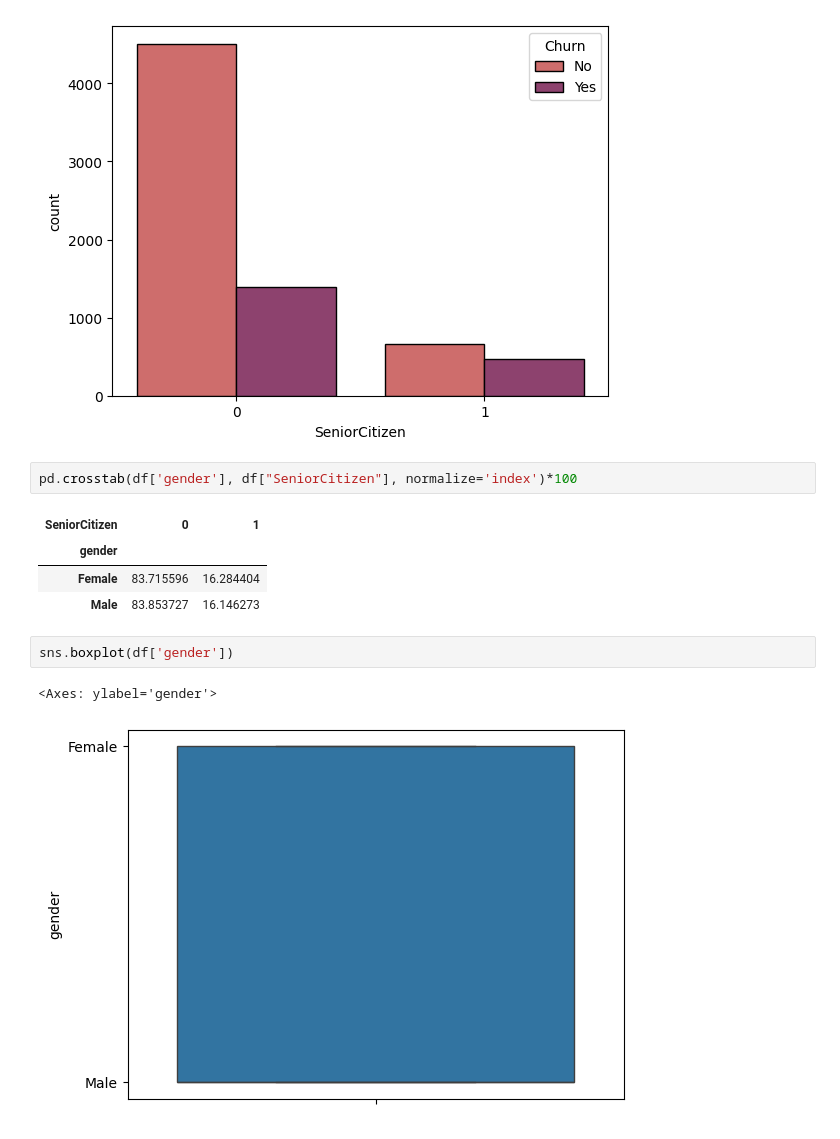
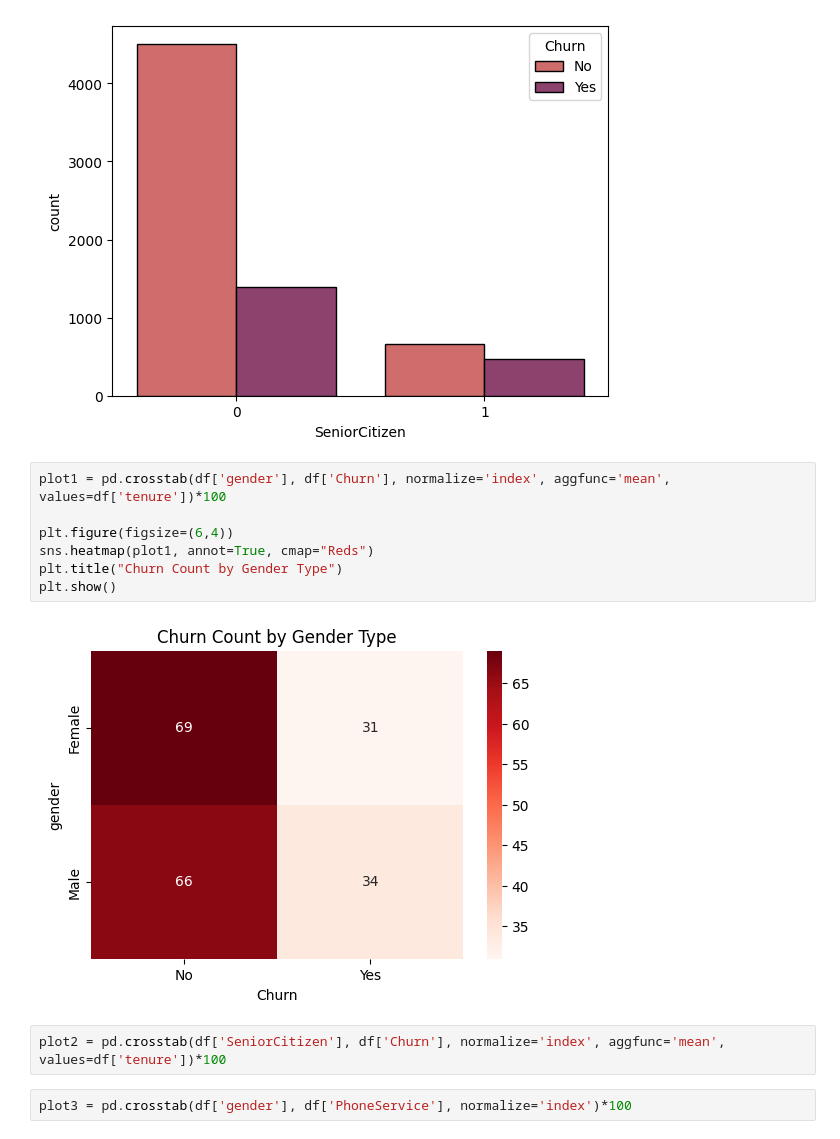
Before and after one commit to AyushmanRaha/Customer-Churn-Prediction, a Jupyter notebook: Churn_Prediction_Project_EDA.ipynb, the cells around one changed output. Saved outputs shown, nothing was run; the diff lists cells and outputs as text.

Commit message:
Did EDA-4 analysis using crosstabs, histplots, boxplots, heatmaps, pairplots etc.

```diff
--- a/Churn_Prediction_Project_EDA.ipynb
+++ b/Churn_Prediction_Project_EDA.ipynb
@@ -1297,15 +1297,16 @@ sns.countplot(data=df, x='SeniorCitizen', hue='Churn', palette='flare', edgecolo
 # %% [output]
 <Axes: xlabel='SeniorCitizen', ylabel='count'>
 [figure]
+# %%
+plot1 = pd.crosstab(df['gender'], df['Churn'], normalize='index', aggfunc='mean', values=df['tenure'])*100
+
+plt.figure(figsize=(6,4))
+sns.heatmap(plot1, annot=True, cmap="Reds")
+plt.title("Churn Count by Gender Type")
+plt.show()
+# %% [output]
+[figure, added]
+# %%
+plot2 = pd.crosstab(df['SeniorCitizen'], df['Churn'], normalize='index', aggfunc='mean', values=df['tenure'])*100
 # %%
-pd.crosstab(df['gender'], df["SeniorCitizen"], normalize='index')*100
+plot3 = pd.crosstab(df['gender'], df['PhoneService'], normalize='index')*100
-# %% [output]
-| SeniorCitizen | 0 | 1 |
-| gender |  |  |
-| Female | 83.715596 | 16.284404 |
-| Male | 83.853727 | 16.146273 |
-# %%
-sns.boxplot(df['gender'])
-# %% [output]
-<Axes: ylabel='gender'>
-[figure, removed]
```
Also changed, not shown: parts of 9 cells of this notebook.
